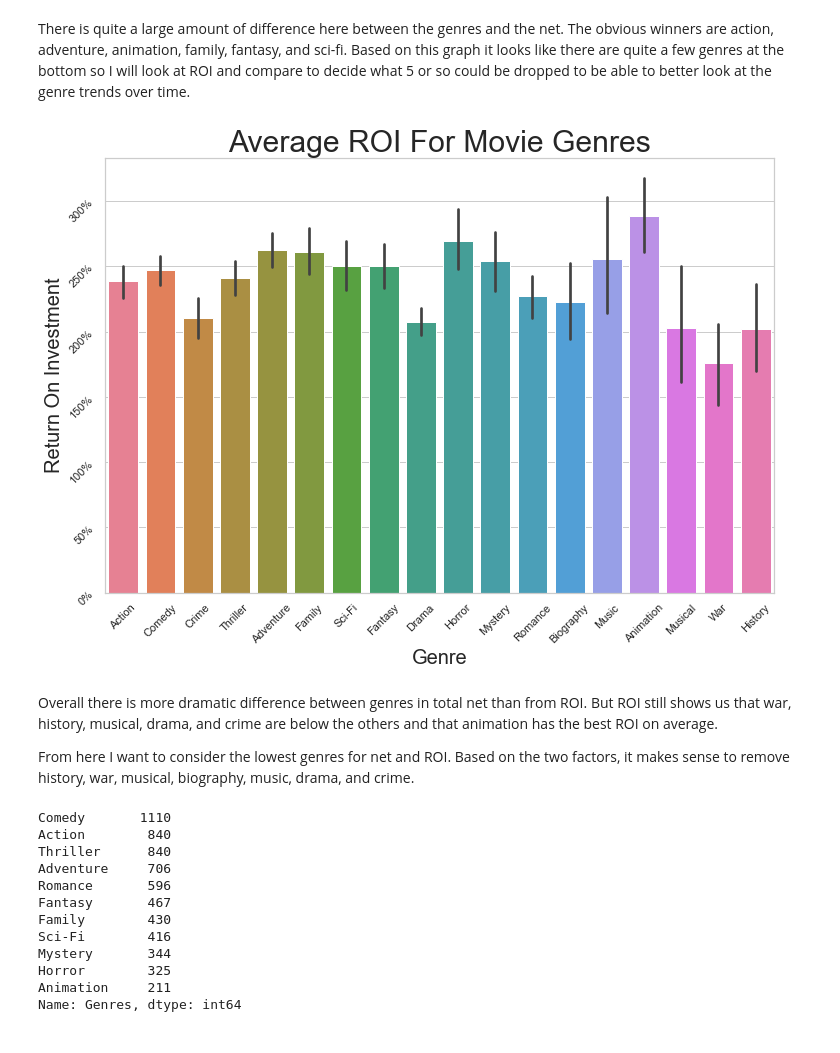
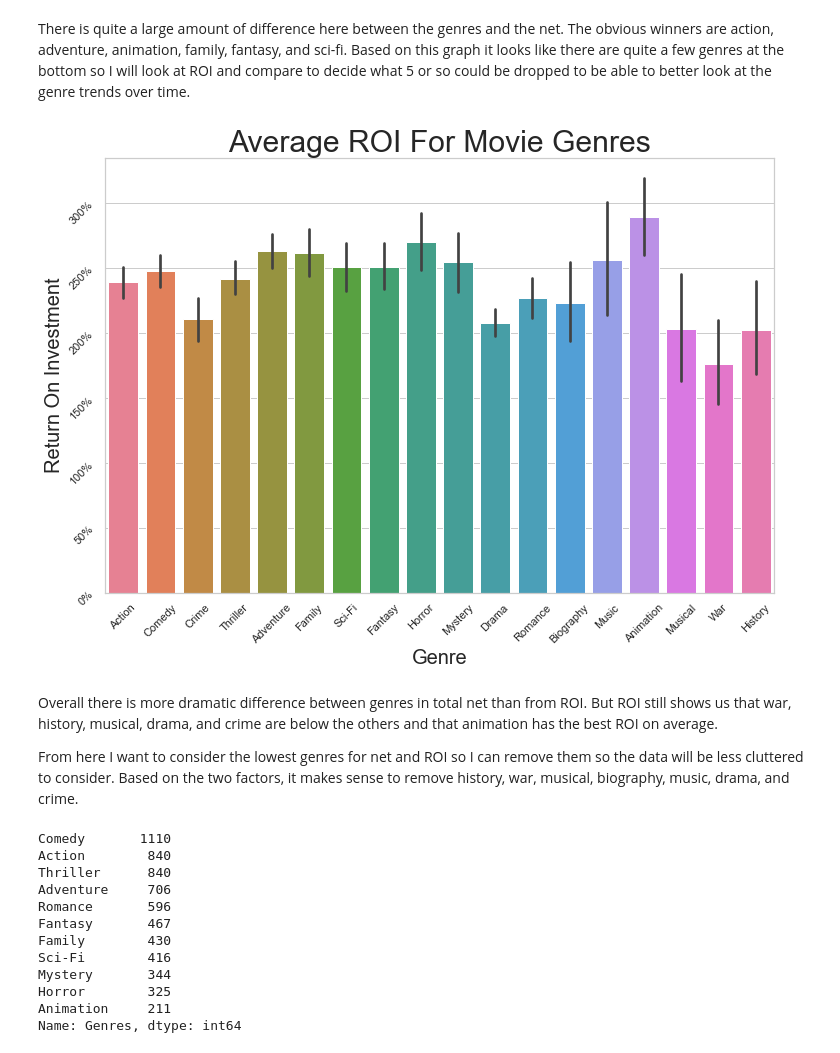
Before and after one commit to AnyOldRandomNameWillDOo/Module-1-Final-Project, a Jupyter notebook: Main Notebook.ipynb, the cells around one changed output. Cells and saved outputs as stored; diff of their text form; code cells hidden in the pictures.

```diff
--- a/Main Notebook.ipynb
+++ b/Main Notebook.ipynb
@@ -931,29 +929,35 @@ plt.yticks(rotation=45);
 # %% [markdown]
 There is quite a large amount of difference here between the genres and the net. The obvious winners are action, adventure, animation, family, fantasy, and sci-fi. Based on this graph it looks like there are quite a few genres at the bottom so I will look at ROI and compare to decide what 5 or so could be dropped to be able to better look at the genre trends over time.
 # %%
+#Creating an order to my plot so it matches the order above
+plot_order =['Action', 'Comedy', 'Crime', 'Thriller', 'Adventure',
+             'Family', 'Sci-Fi', 'Fantasy', 'Horror', 'Mystery', 'Drama',
+             'Romance', 'Biography', 'Music', 'Animation', 'Musical', 'War',
+             'History']
+
 # Plotting the figure
 fig, ax = plt.subplots(figsize=(12,8))
-sns.barplot(x='Genres', y='ROI', data=df_genres_roi, palette="husl")
+sns.barplot(x='Genres', y='ROI', data=df_genres_roi, palette="husl", order=plot_order)
 
 # Formating the percentage ticks
 fmt_per = '{x:.0f}%'
 tick_per = mtick.StrMethodFormatter(fmt_per)
 ax.yaxis.set_major_formatter(tick_per)
 
 # Setting labels and title
 ax.set_ylabel('Return On Investment', fontsize=20)
 ax.set_xlabel('Genre', fontsize=20)
 ax.set_title('Average ROI For Movie Genres', fontsize=30)
 
 # Setting tick rotation
 plt.xticks(rotation=45)
 plt.yticks(rotation=45);
 # %% [output]
-[figure, old version]
+[figure, new version]
 # %% [markdown]
 Overall there is more dramatic difference between genres in total net than from ROI. But ROI still shows us that war, history, musical, drama, and crime are below the others and that animation has the best ROI on average.
 
-From here I want to consider the lowest genres for net and ROI. Based on the two factors, it makes sense to remove history, war, musical, biography, music, drama, and crime.
+From here I want to consider the lowest genres for net and ROI so I can remove them so the data will be less cluttered to consider. Based on the two factors, it makes sense to remove history, war, musical, biography, music, drama, and crime.
 # %%
 # Removing more genres
 df_genres_net = df_genres_net[(df_genres_net['Genres'] != 'War')]
```
Also changed, not shown: parts of 4 cells of this notebook.
